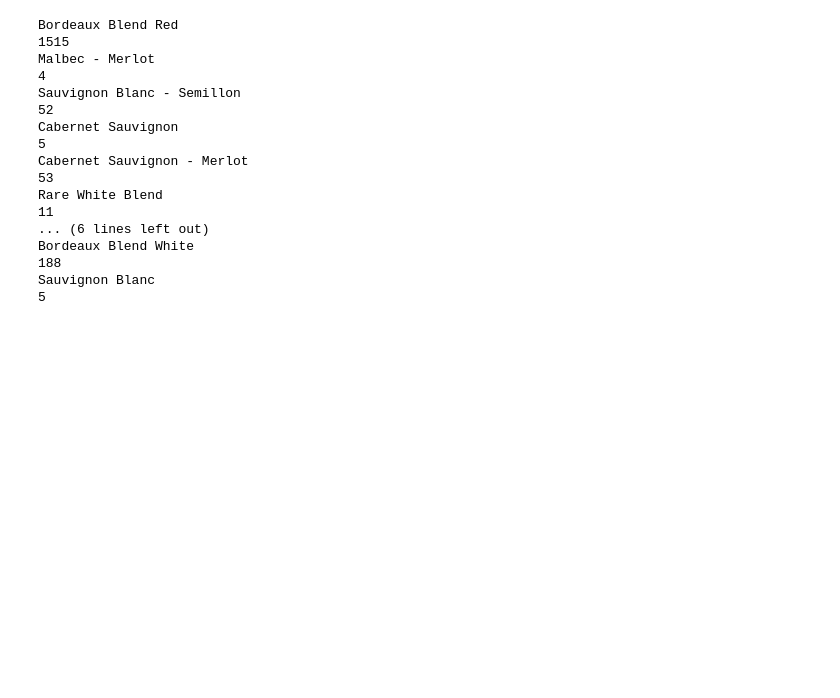
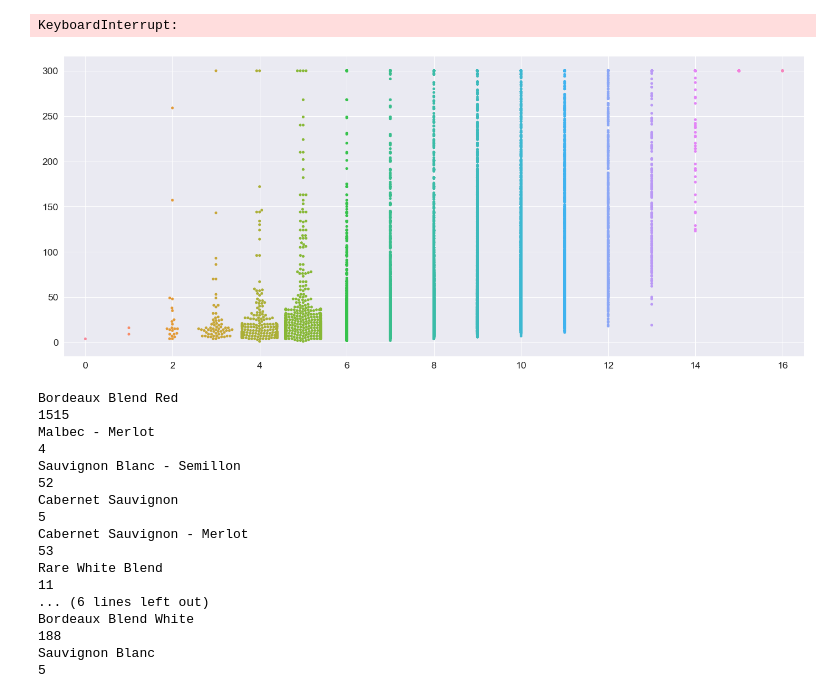
Before and after one commit to ParthivNaresh/ML_Library, a Jupyter notebook: ML_API.ipynb, the cells around one changed output. Cells and saved outputs as stored; diff of their text form; code cells hidden in the pictures; blank space fills up the shorter version.

```diff
--- a/ML_API.ipynb
+++ b/ML_API.ipynb
@@ -474,21 +489,24 @@ def scatter_dist(df_, cols_=None, label_=None):
         legend_ = my_plt.legend([f'Mean: {col_mean} \nStd: {col_std} \nRange: [{col_min},{col_max}]'], loc='best')
 # %%
-def single_dist(df_, vars_=None, type_=[0,0], hue_=None):
+def single_dist(df_, vars_=None, type_=0, hue_=None):
     '''
+    Displays a distribution of {vars} from {df_}.
+    Depending on the type of {vars}, different distributions will be plotted.
+    Countplot for 1 variable.
+    Heatmap for 2 categorical variables.
+    Swarmplot for 1 categorical and 1 numeric variable.
+    Scatterplot for 2 numeric variables.
 
     Parameters:
         df_ : DataFrame or 2-dimensional array
-        col_ : str, list
-            Column to place on the x-axis.
-        label_ : str, optional
-            Column to place on the y-axis. Default is counting the instances
-            of {col_}.
+        vars_ : str, list
+            Variable(s) to plot.
         type_ : int, optional
-            Type of data plotting (x by y). Options are 1 (cat vs num) or 2 (num vs num).
+            Type of data plotting. Options are 0, (categorical vs categorical),
+            1 (categorical vs numeric) or 2 (numeric vs numeric). Default is 0.
         hue_ : str, optional
-            Variable for separating data by color.
+            Variable for separating data by color. Not used if type=1.
     Returns:
-
     '''
     if not isinstance(df_, pd.DataFrame):
         df_ = pd.DataFrame(df_)
@@ -501,7 +519,7 @@ def single_dist(df_, vars_=None, type_=[0,0], hue_=None):
         else:
             ax = sns.countplot(x=vars_[0], data=df_)
     else:
-        if type_==[0,0]:
+        if type_==0:
             sns.set(font_scale=1.6)
             #plt.xlabel(vars_[0], fontsize=30)
             #plt.ylabel(vars_[1], fontsize=30)
@@ -511,7 +529,7 @@ def single_dist(df_, vars_=None, type_=[0,0], hue_=None):
             df_.fillna(0, inplace=True)
             #df2 = df2.astype(int)
             ax = sns.heatmap(df_, annot=True, fmt='g')
-        elif type_==[0,1]:
+        elif type_==1:
             if hue_:
                 ax = sns.swarmplot(x=vars_[0], y=vars_[1], hue=hue_, dodge=True, data=df_)
             else:
@@ -519,6 +537,6 @@ def single_dist(df_, vars_=None, type_=[0,0], hue_=None):
                 #ax.legend(['Mea'], loc='center right')
         elif type_==2:
             if hue_:
-                sns.scatterplot(x=col_, y=label_, data=df_, hue=hue_)
+                sns.scatterplot(x=vars_[0], y=vars_[1], data=df_, hue=hue_)
             else:
-                sns.scatterplot(x=col_, y=label_, data=df_)
+                sns.scatterplot(x=vars_[0], y=vars_[1], data=df_)
@@ -544,0 +543,4 @@ wine_df
+# %%
+wine_df = pd.read_csv('../WineData.csv')
+wine_df = wine_df.drop("Link", 1)
+wine_df[11445:11462]
@@ -545,3 +566,8 @@ wine_df
+# %%
+single_dist(wine_df, ["Score", "Price"], 1)
+# %% [output]
+KeyboardInterrupt:
+[figure, added]
 # %%
 wine_df["PriceBucket"] = bucket(wine_df, "Price", [0, 5, 10, 15, 20, 30, 50, 100, 200, 100000])[0]
 #print(bucket(wine_df, "Price", [0, 5, 10, 15, 20, 30, 50, 100, 200, 100000])[0])
```
Also changed, not shown: parts of 5 cells of this notebook, 1 other file.
